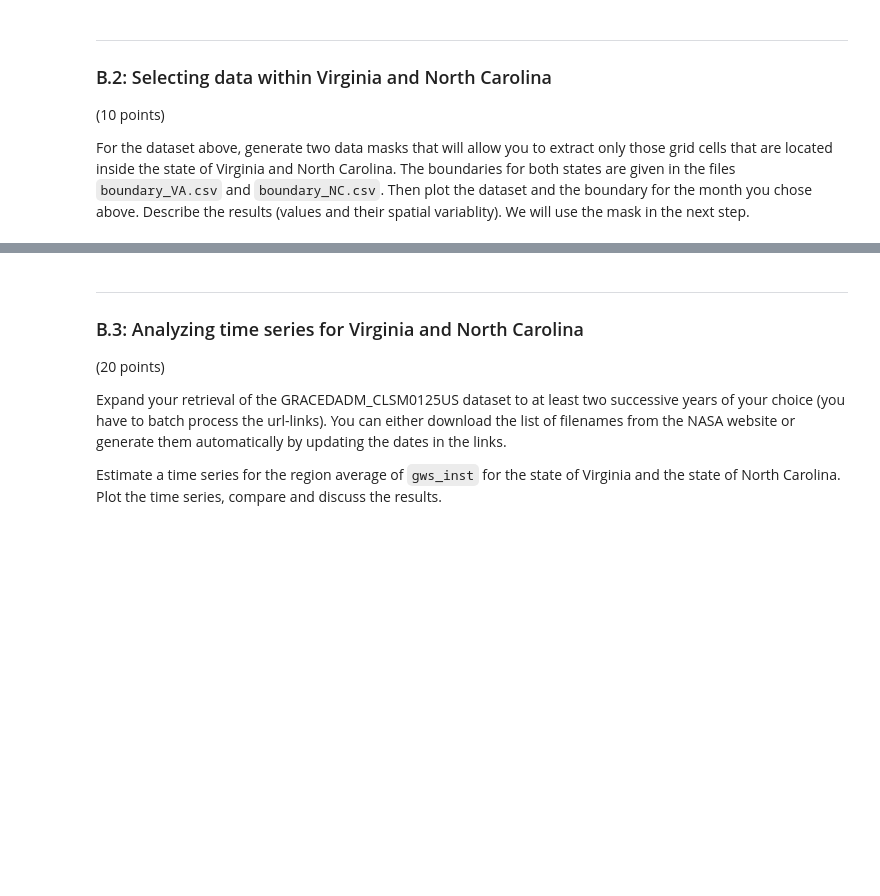
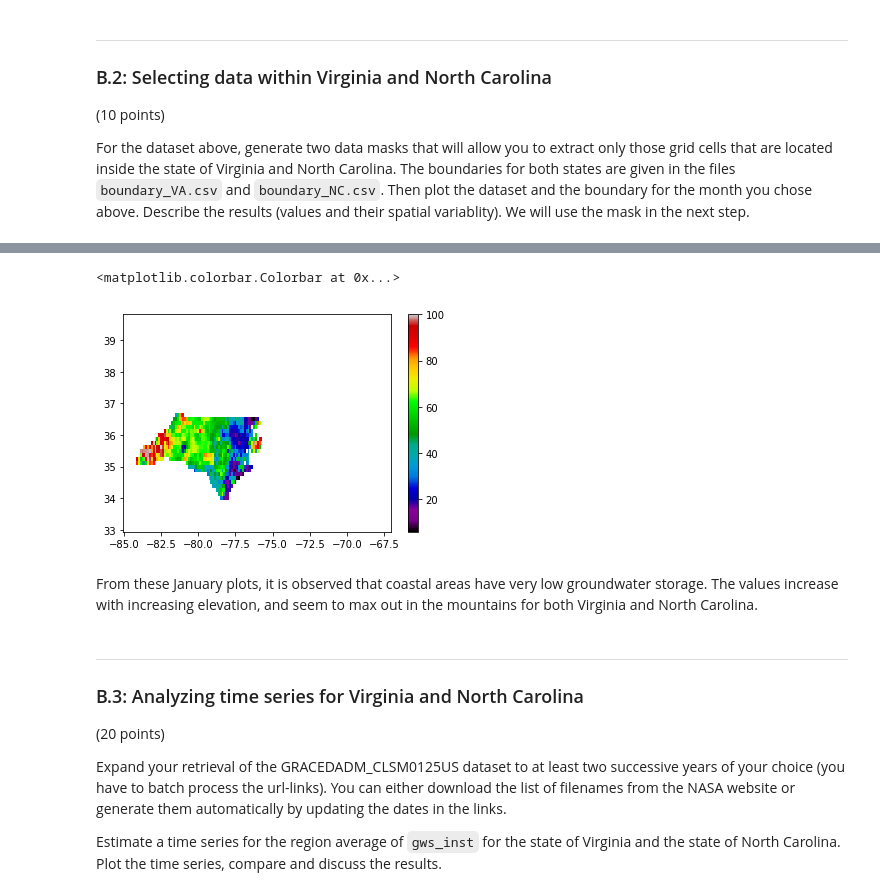
Before and after one commit to faizbond/geosf21_fadams, a Jupyter notebook: ExamFinal.ipynb, the cells around one changed output, grey strips where cells are left out. Saved outputs shown, nothing was run; the diff lists cells and outputs as text; code cells hidden in the pictures; blank space fills up the shorter version.

```diff
--- a/ExamFinal.ipynb
+++ b/ExamFinal.ipynb
@@ -232,3 +297,12 @@ ADD YOUR DESCRIPTION OF THE RESULTS HERE
+# %%
+# checking that the mask works for NC
+plt.pcolormesh (lonGridBnd, latGridBnd, NC[0], cmap = 'nipy_spectral')
+plt.colorbar()
+# %% [output]
+<matplotlib.colorbar.Colorbar at 0x...>
+[figure, added]
+# %% [markdown]
+From these January plots, it is observed that coastal areas have very low groundwater storage. The values increase with increasing elevation, and seem to max out in the mountains for both Virginia and North Carolina.
 # %% [markdown]
 ---
 ### B.3: Analyzing time series for Virginia and North Carolina
```
Also changed, not shown: parts of 29 cells of this notebook.
